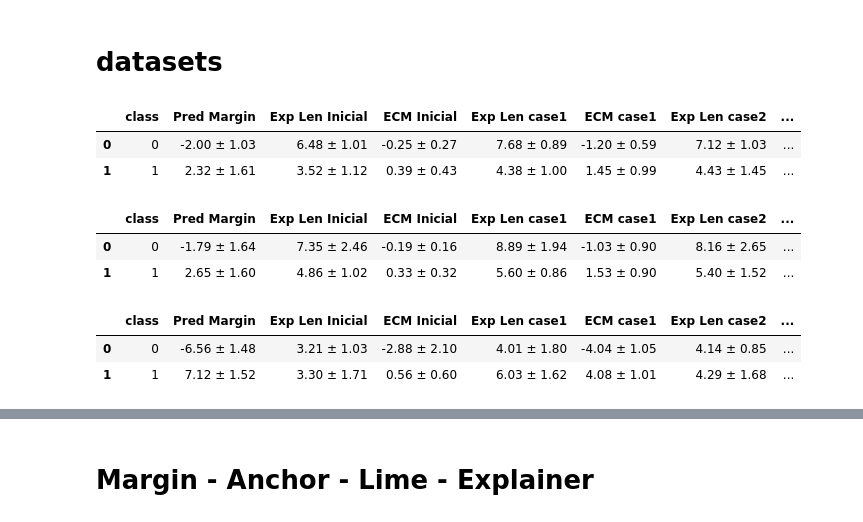
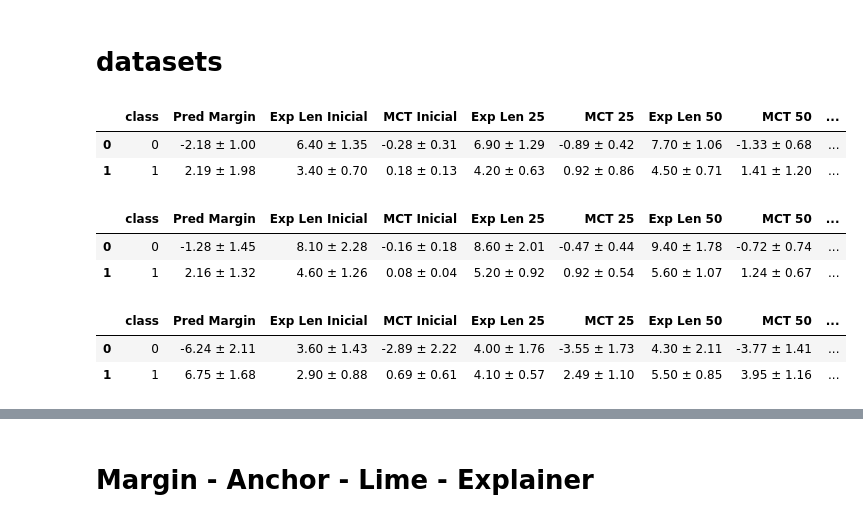
Before and after one commit to LogicExplainML-LEML/LogicExplainML, a Jupyter notebook: result_data/model_notebook.ipynb, the cells around one changed output, grey strips where cells are left out. Saved outputs shown, nothing was run; the diff lists cells and outputs as text; code cells hidden in the pictures.

Commit message:
seeting up for percentage margins

```diff
--- a/result_data/model_notebook.ipynb
+++ b/result_data/model_notebook.ipynb
@@ -601,27 +748,29 @@ def summarize_explanations(df_results):
 # %% [markdown]
 # datasets
+# %%
+instances_to_explain = 10
 # %%
-df_saheart = get_explain_results_n("magic", 100)
+df_saheart = get_explain_results_n("magic", instances_to_explain)
 df_summary_saheart = summarize_explanations(df_saheart)
 df_summary_saheart
 # %% [output]
-|  | class | Pred Margin | Exp Len Inicial | ECM Inicial | Exp Len case1 | ECM case1 | Exp Len case2 | ... |
-| 0 | 0 | -2.00 ± 1.03 | 6.48 ± 1.01 | -0.25 ± 0.27 | 7.68 ± 0.89 | -1.20 ± 0.59 | 7.12 ± 1.03 | ... |
-| 1 | 1 | 2.32 ± 1.61 | 3.52 ± 1.12 | 0.39 ± 0.43 | 4.38 ± 1.00 | 1.45 ± 0.99 | 4.43 ± 1.45 | ... |
+|  | class | Pred Margin | Exp Len Inicial | MCT Inicial | Exp Len 25 | MCT 25 | Exp Len 50 | MCT 50 | ... |
+| 0 | 0 | -2.18 ± 1.00 | 6.40 ± 1.35 | -0.28 ± 0.31 | 6.90 ± 1.29 | -0.89 ± 0.42 | 7.70 ± 1.06 | -1.33 ± 0.68 | ... |
+| 1 | 1 | 2.19 ± 1.98 | 3.40 ± 0.70 | 0.18 ± 0.13 | 4.20 ± 0.63 | 0.92 ± 0.86 | 4.50 ± 0.71 | 1.41 ± 1.20 | ... |
 # %%
-df_adult = get_explain_results_n("adult", 100)
+df_adult = get_explain_results_n("adult", instances_to_explain)
 df_summary_adult = summarize_explanations(df_adult)
 df_summary_adult
 # %% [output]
-|  | class | Pred Margin | Exp Len Inicial | ECM Inicial | Exp Len case1 | ECM case1 | Exp Len case2 | ... |
-| 0 | 0 | -1.79 ± 1.64 | 7.35 ± 2.46 | -0.19 ± 0.16 | 8.89 ± 1.94 | -1.03 ± 0.90 | 8.16 ± 2.65 | ... |
-| 1 | 1 | 2.65 ± 1.60 | 4.86 ± 1.02 | 0.33 ± 0.32 | 5.60 ± 0.86 | 1.53 ± 0.90 | 5.40 ± 1.52 | ... |
+|  | class | Pred Margin | Exp Len Inicial | MCT Inicial | Exp Len 25 | MCT 25 | Exp Len 50 | MCT 50 | ... |
+| 0 | 0 | -1.28 ± 1.45 | 8.10 ± 2.28 | -0.16 ± 0.18 | 8.60 ± 2.01 | -0.47 ± 0.44 | 9.40 ± 1.78 | -0.72 ± 0.74 | ... |
+| 1 | 1 | 2.16 ± 1.32 | 4.60 ± 1.26 | 0.08 ± 0.04 | 5.20 ± 0.92 | 0.92 ± 0.54 | 5.60 ± 1.07 | 1.24 ± 0.67 | ... |
 # %%
-df_mushroom = get_explain_results_n("mushroom", 100)
+df_mushroom = get_explain_results_n("mushroom", instances_to_explain)
 df_summary_mushroom = summarize_explanations(df_mushroom)
 df_summary_mushroom
 # %% [output]
-|  | class | Pred Margin | Exp Len Inicial | ECM Inicial | Exp Len case1 | ECM case1 | Exp Len case2 | ... |
-| 0 | 0 | -6.56 ± 1.48 | 3.21 ± 1.03 | -2.88 ± 2.10 | 4.01 ± 1.80 | -4.04 ± 1.05 | 4.14 ± 0.85 | ... |
-| 1 | 1 | 7.12 ± 1.52 | 3.30 ± 1.71 | 0.56 ± 0.60 | 6.03 ± 1.62 | 4.08 ± 1.01 | 4.29 ± 1.68 | ... |
+|  | class | Pred Margin | Exp Len Inicial | MCT Inicial | Exp Len 25 | MCT 25 | Exp Len 50 | MCT 50 | ... |
+| 0 | 0 | -6.24 ± 2.11 | 3.60 ± 1.43 | -2.89 ± 2.22 | 4.00 ± 1.76 | -3.55 ± 1.73 | 4.30 ± 2.11 | -3.77 ± 1.41 | ... |
+| 1 | 1 | 6.75 ± 1.68 | 2.90 ± 0.88 | 0.69 ± 0.61 | 4.10 ± 0.57 | 2.49 ± 1.10 | 5.50 ± 0.85 | 3.95 ± 1.16 | ... |
 # %%
```
Also changed, not shown: parts of 23 cells of this notebook.
